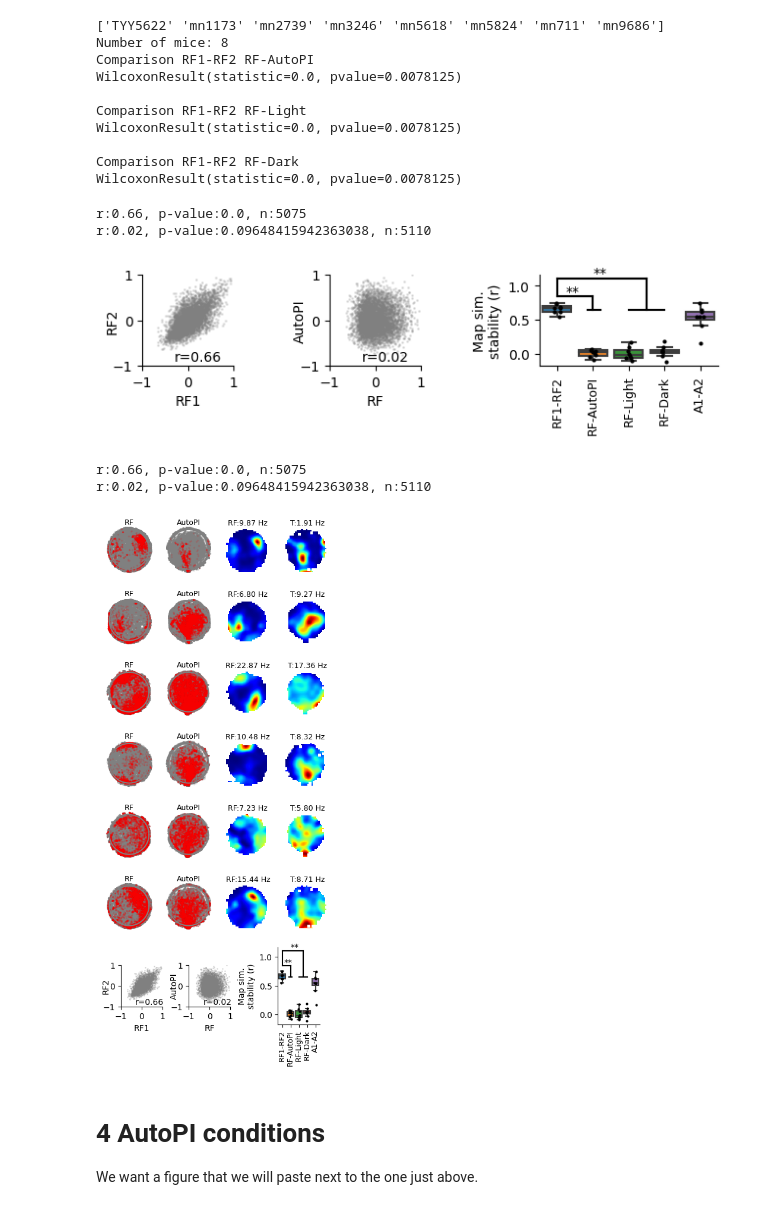
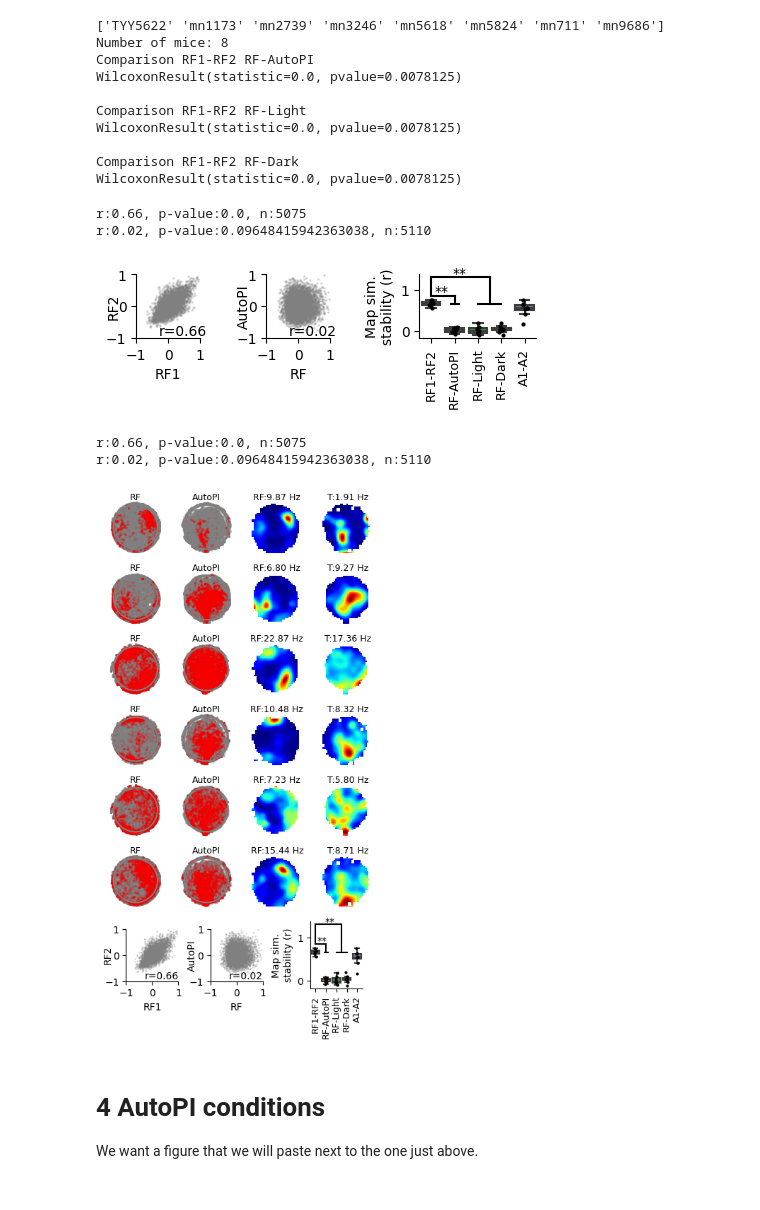
Before and after one commit to Mrymna/Jazi_et.al_2023_noInt, a Jupyter notebook: fig3/Figure3.ipynb, the cells around one changed output. Saved outputs shown, nothing was run; the diff lists cells and outputs as text; code cells hidden in the pictures.

```diff
--- a/fig3/Figure3.ipynb
+++ b/fig3/Figure3.ipynb
@@ -536,11 +536,11 @@ def plot_map_similarity_RF_AutoPI_stats(ax):
 
     # Plot a vertical line and perpendicular line for the statistical significant values
     # Data for the line plot
-    x_values1 = [0, 2.5];y_values1 = [1.1, 1.1]
-    x_values2 = [0,0];y_values2 = [0.85, 1.1]
+    x_values1 = [0, 2.5];y_values1 = [1.3, 1.3]
+    x_values2 = [0,0];y_values2 = [0.85, 1.3]
     x_values3 = [0,1];y_values3 = [0.85, 0.85]
     x_values4 = [1,1];y_values4 = [0.65, 0.85]
-    x_values5 = [2.5,2.5];y_values5 = [1.1, 0.65]
+    x_values5 = [2.5,2.5];y_values5 = [1.3, 0.65]
     x_values6 = [2,3];y_values6 = [0.65, 0.65]
     x_values7 = [0.85,1.2];y_values7 = [0.65, 0.65]
 
@@ -555,16 +555,16 @@ def plot_map_similarity_RF_AutoPI_stats(ax):
     ####################
     ### add the star####
     ####################
-    text_x = 0.25
-    text_y = 0.86
+    text_x = 0.160 #0.25
+    text_y = 0.86 #0.86
     text_content = '**'
     plt.text(text_x, text_y, text_content, fontsize=10, color='k')
 
     ##
     # second start
     ###########
-    text_x = 1.0
-    text_y = 1.13
+    text_x = 0.9
+    text_y = 1.3
     text_content = '**'
     plt.text(text_x, text_y, text_content, fontsize=10, color='k')
 
@@ -572,8 +572,8 @@ def plot_map_similarity_RF_AutoPI_stats(ax):
 # %%
 row=1
 col=1
-sizePerCol=1.6
-sizePerRow=1.6
+sizePerCol=1.4 #1.6
+sizePerRow=1.4 #1.6
 fig = plt.figure(figsize=(col*sizePerCol,row*sizePerRow),constrained_layout=True) # create the overall figure to put all the axes on
 gs = fig.add_gridspec(nrows=1, ncols=1,wspace=0.0,hspace=0.0) # one gridspec including all the figure
 ax = fig.add_subplot(gs[0])
@@ -626,30 +626,29 @@ WilcoxonResult(statistic=0.0, pvalue=0.0078125)
 # %%
 row=1
 col=4
-sizePerCol=1.6
-sizePerRow=1.8
+sizePerCol= 1.1#1.2
+sizePerRow= 1.5#1.5
 fig = plt.figure(figsize=(col*sizePerCol,row*sizePerRow),constrained_layout=True) # create the overall figure to put all the axes on
 gs = fig.add_gridspec(nrows=1, ncols=1) # one gridspec including all the figure
 
 
 def plot_map_similarity_RF_AutoPI_stats_all(gs):
     gsStats = gridspec.GridSpecFromSubplotSpec(1,3, subplot_spec=gs[0])
 
     ax = fig.add_subplot(gsStats[0])
     plot_map_sim_scatter(ax,cond1='mapSim_circ80_1',cond2='mapSim_circ80_2')
 
     ax = fig.add_subplot(gsStats[1])
     plot_map_sim_scatter(ax,cond1='mapSim_circ80',cond2='mapSim_all_task')
 
     ax = fig.add_subplot(gsStats[2])
     plot_map_similarity_RF_AutoPI_stats(ax)
 
-
 plot_map_similarity_RF_AutoPI_stats_all(gs)
 # %% [output]
 r:0.66, p-value:0.0, n:5075
 r:0.02, p-value:0.09648415942363038, n:5110
-[figure, old version]
+[figure, new version]
 # %%
 def plot_all_RF(gs):
     gsTwo =  gridspec.GridSpecFromSubplotSpec(2,1,height_ratios=[6,1.8], subplot_spec=gs[0])
@@ -663,15 +662,15 @@ def plot_all_RF(gs):
 
 row=6+1.8
 col=4
-sizePerCol=1.0
-sizePerRow=1.2
+sizePerCol= 1.0#0.90 v4
+sizePerRow= 1.0 #1.0
 fig = plt.figure(figsize=(col*sizePerCol,row*sizePerRow),constrained_layout=True) # create the overall figure to put all the axes on
 gs = fig.add_gridspec(nrows=1, ncols=1) # one gridspec including all the figure
 plot_all_RF(gs)
 # %% [output]
 r:0.66, p-value:0.0, n:5075
 r:0.02, p-value:0.09648415942363038, n:5110
-[figure, old version]
+[figure, new version]
 # %% [markdown]
 # 4 AutoPI conditions
 
```
Also changed, not shown: parts of 20 cells of this notebook.
